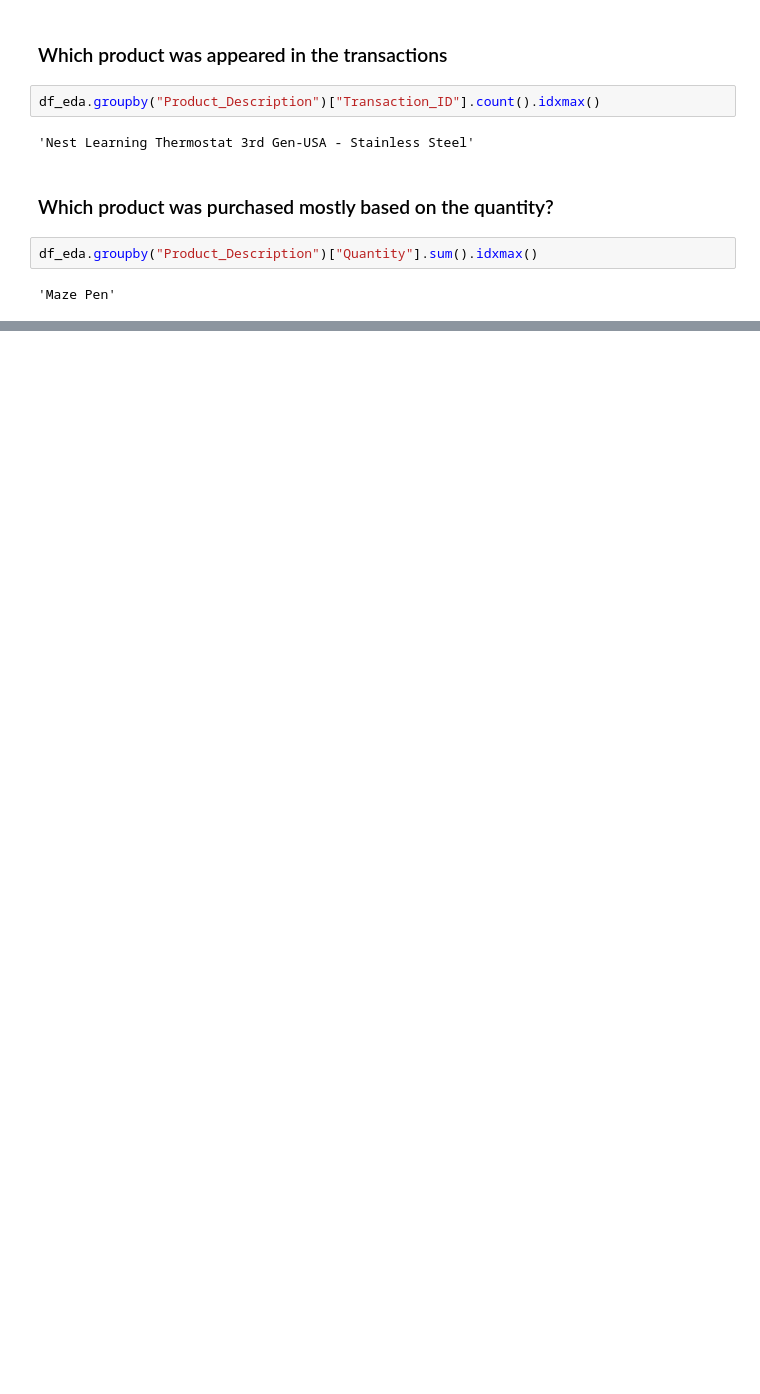
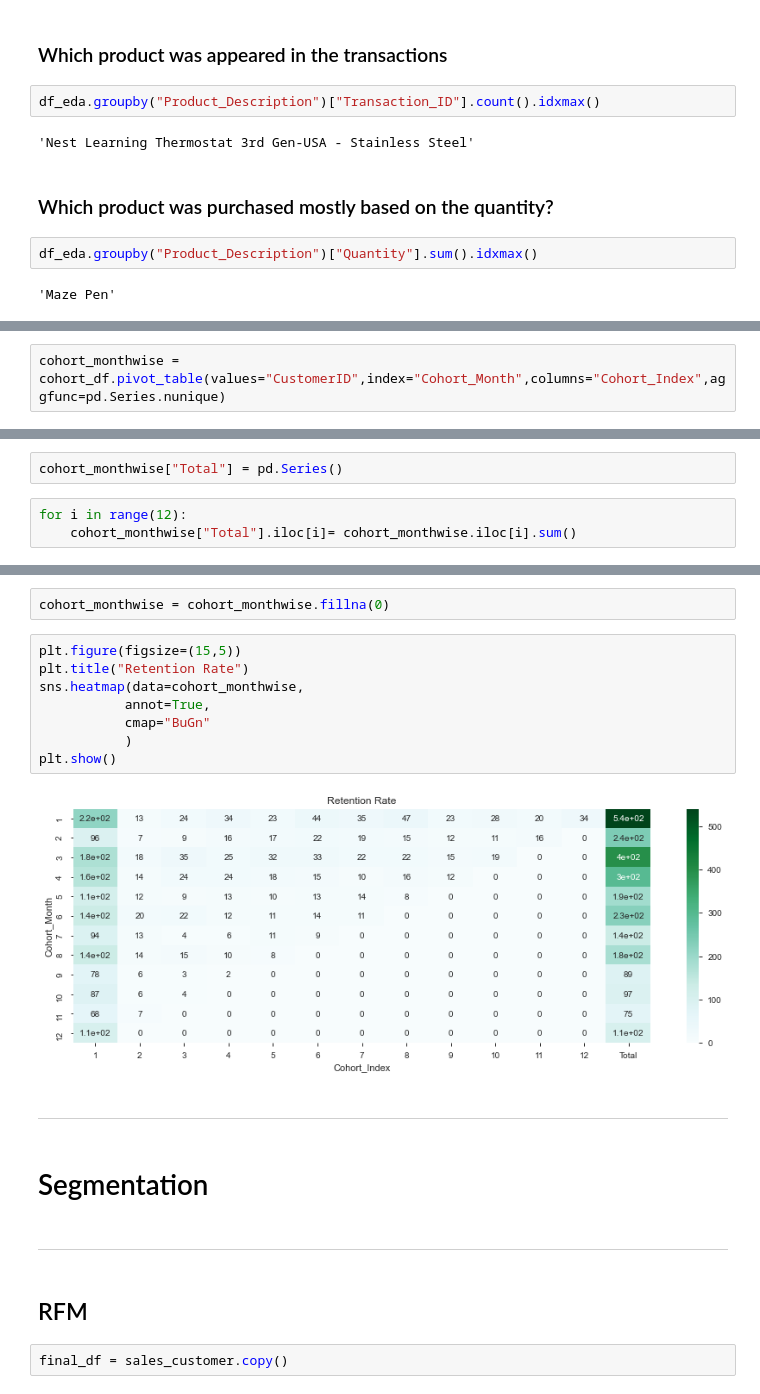
Before and after one commit to punits152/Marketing_Insights, a Jupyter notebook: total_assignment.ipynb, the cells around one changed output, grey strips where cells are left out. Saved outputs shown, nothing was run; the diff lists cells and outputs as text; blank space fills up the shorter version.

```diff
--- a/total_assignment.ipynb
+++ b/total_assignment.ipynb
@@ -463,0 +519,2 @@ df_eda.groupby("Product_Description")["Quantity"].sum().idxmax()
+# %%
+cohort_monthwise = cohort_df.pivot_table(values="CustomerID",index="Cohort_Month",columns="Cohort_Index",aggfunc=pd.Series.nunique)
@@ -463,0 +538,5 @@ df_eda.groupby("Product_Description")["Quantity"].sum().idxmax()
+# %%
+cohort_monthwise["Total"] = pd.Series()
+# %%
+for i in range(12):
+    cohort_monthwise["Total"].iloc[i]= cohort_monthwise.iloc[i].sum()
@@ -463,0 +560,22 @@ df_eda.groupby("Product_Description")["Quantity"].sum().idxmax()
+# %%
+cohort_monthwise = cohort_monthwise.fillna(0)
+# %%
+plt.figure(figsize=(15,5))
+plt.title("Retention Rate")
+sns.heatmap(data=cohort_monthwise,
+           annot=True,
+           cmap="BuGn"
+           )
+plt.show()
+# %% [output]
+[figure, added]
+# %% [markdown]
+______________
+# %% [markdown]
+# Segmentation
+# %% [markdown]
+----------
+# %% [markdown]
+## RFM
+# %%
+final_df = sales_customer.copy()
```
Also changed, not shown: parts of 128 cells of this notebook, 2 other files.
